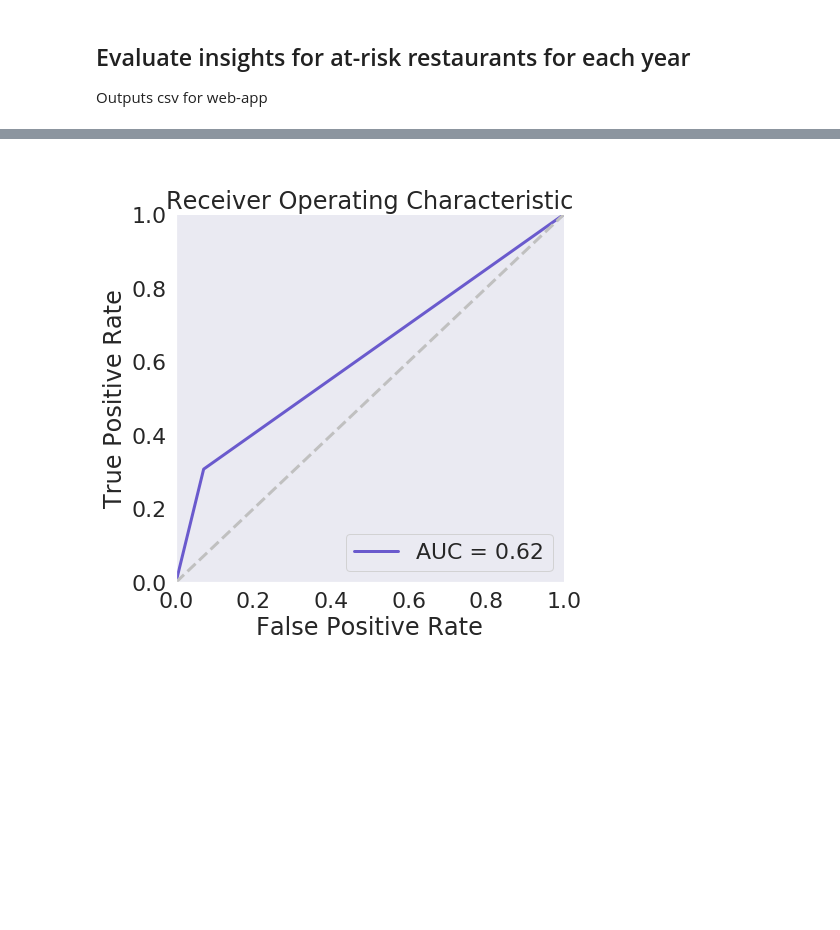
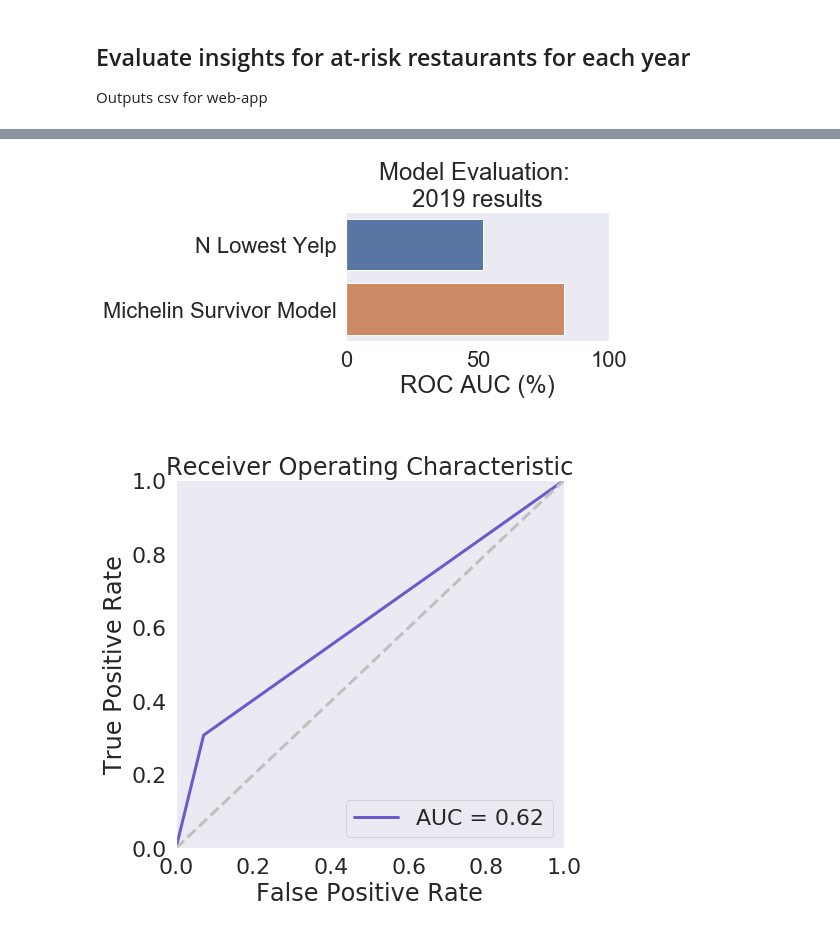
Before and after one commit to ysheynin/Michelin_Survivor_NYC, a Jupyter notebook: Michelin Survival Analysis.ipynb, the cells around one changed output, grey strips where cells are left out. Saved outputs shown, nothing was run; the diff lists cells and outputs as text; code cells hidden in the pictures; blank space fills up the shorter version.

```diff
--- a/Michelin Survival Analysis.ipynb
+++ b/Michelin Survival Analysis.ipynb
@@ -618,3 +774,18 @@ for predict_year in predict_years:
+# %%
+X = [52, 83]
+y = ['N Lowest Yelp', 'Michelin Survivor Model']
+sns.set_palette("husl")
+fig = plt.figure(figsize = (8,4))
+
+sns.set( font_scale = 2)
+ax = sns.barplot(X, y, orient = 'h')
+ax.set(xlabel = 'ROC AUC (%)', xlim = (0,100), title = 'Model Evaluation: \n2019 results')
+ax.grid(False)
+plt.rc("axes.spines", top=False, right=False)
+plt.tight_layout()
+plt.savefig('baseline_perf_mich.png', format='png', dpi=300, transparent = True)
+# %% [output]
+[figure, added]
 # %%
 plot_roc( data_dict[2019].actual, data_dict[2019].at_risk)
 # %% [output]
```
Also changed, not shown: parts of 12 cells of this notebook, 23 other files.
